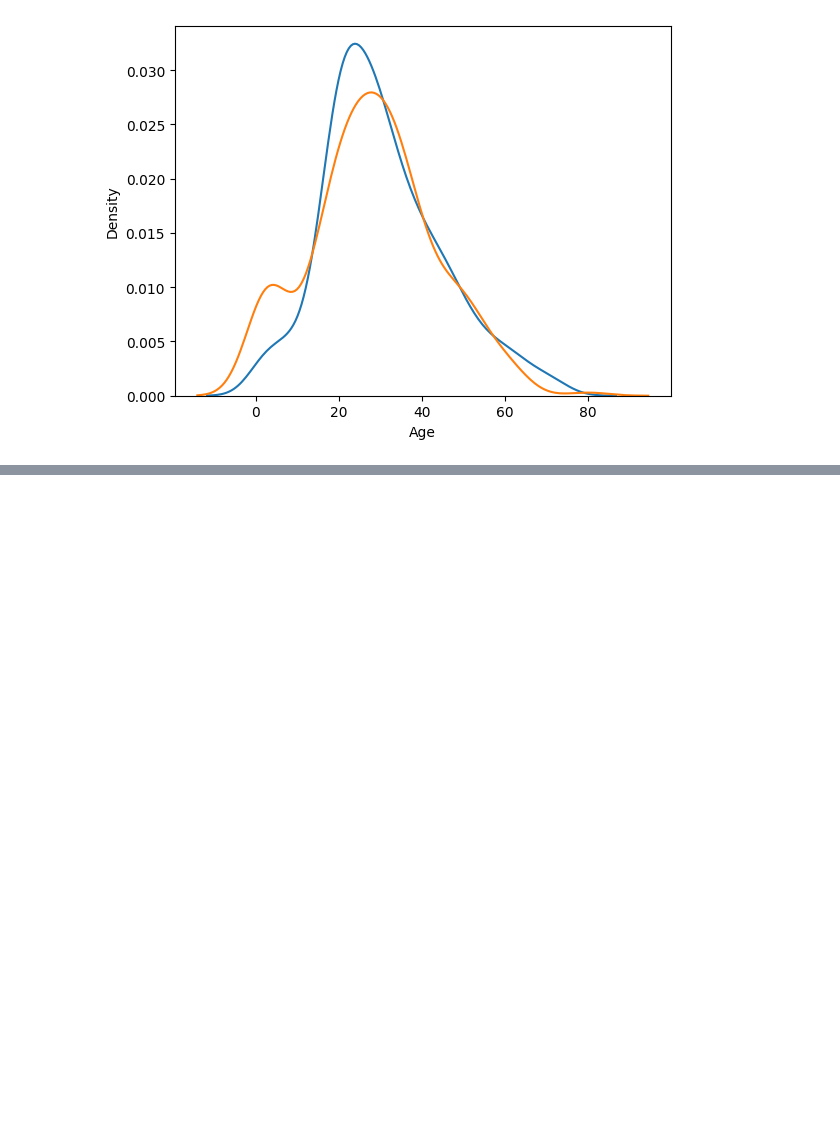
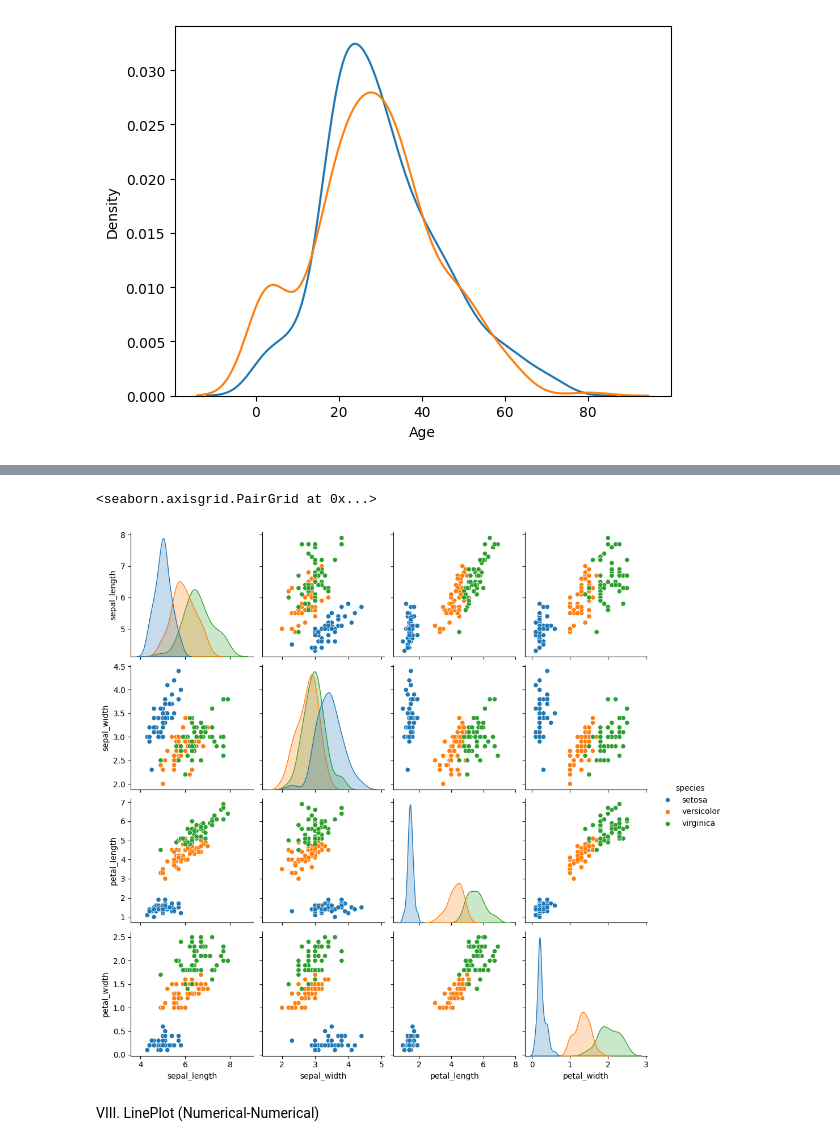
Before and after one commit to AuthRan/100-Days-of-ML, a Jupyter notebook: 3Bivariate-Multivariate-Analysis.ipynb, the cells around one changed output, grey strips where cells are left out. Drawn from its saved outputs; the diff is of its cells as text; code cells hidden in the pictures; blank space fills up the shorter version.

```diff
--- a/3Bivariate-Multivariate-Analysis.ipynb
+++ b/3Bivariate-Multivariate-Analysis.ipynb
@@ -103,0 +174,8 @@ https://gist.github.com/mwaskom/de44147ed2974457ad6372750bbe5751
+# %%
+# Now you can pass one more parameter hue if you want to know konsa dot akhir konsa species ko repersent kr rha hai
+sns.pairplot(iris, hue='species')
+# %% [output]
+<seaborn.axisgrid.PairGrid at 0x...>
+[figure, added]
+# %% [markdown]
+VIII. LinePlot (Numerical-Numerical)
```
Also changed, not shown: parts of 16 cells of this notebook.
